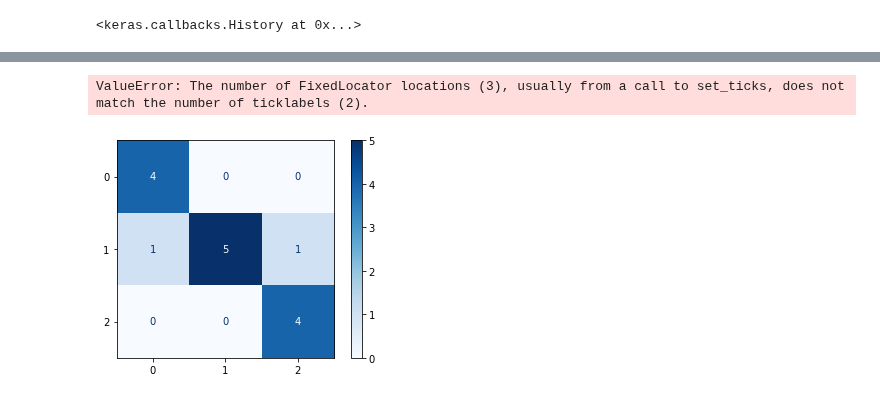
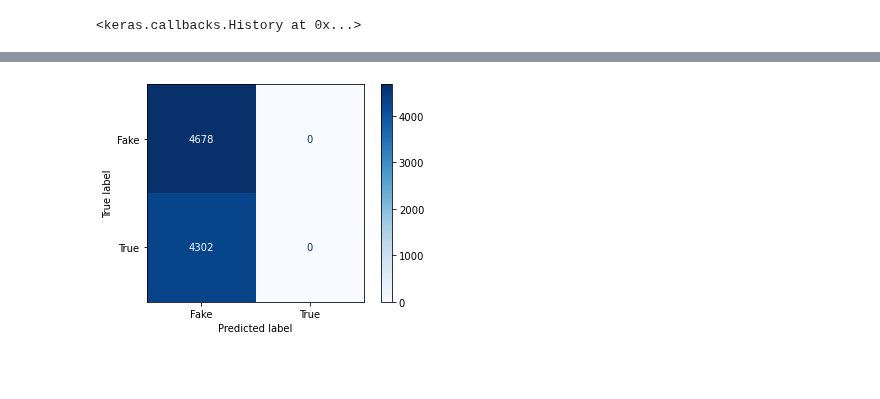
Before and after one commit to rainbowjoy1/MachineLearningClass, a Jupyter notebook: QB for Mandatory Assignment 2.ipynb, the cells around one changed output, grey strips where cells are left out. Cells and saved outputs as stored; diff of their text form; code cells hidden in the pictures; blank space fills up the shorter version.

```diff
--- a/QB for Mandatory Assignment 2.ipynb
+++ b/QB for Mandatory Assignment 2.ipynb
@@ -146,7 +146,7 @@ from tensorflow import keras
 from tensorflow.keras.preprocessing.text import Tokenizer
 
 tokenizer = Tokenizer(num_words = most_common_size, oov_token = unrecognized_words) #specify 10,000 most frequent words
-tokenizer.fit_on_texts(df) #method that goes through text, creating dictionary
+tokens = tokenizer.fit_on_texts(df["clean_articles"]) #method that goes through text, creating dictionary
 # %%
 from sklearn.model_selection import train_test_split
 
@@ -189,7 +203,7 @@ this layer allows for an output shape of 1 indicating a T/F statement for answer
 # %%
 dim = 50
 bd_out = 64
-bd_out2 = 64
+bd_out2 = 16
 
 model_lstm = tf.keras.Sequential([
     tf.keras.layers.Embedding(most_common_size, dim),
@@ -197,8 +211,8 @@ model_lstm = tf.keras.Sequential([
     tf.keras.layers.Dropout(0.5),
     tf.keras.layers.Bidirectional(tf.keras.layers.LSTM(bd_out2)),
     tf.keras.layers.Dropout(0.5),
+    tf.keras.layers.Dense(64, activation="relu"),
     tf.keras.layers.Dense(1, activation='sigmoid'),
-    tf.keras.layers.Dense(64, activation="relu"),
     tf.keras.layers.Dense(1)
 ])
 
@@ -299,22 +297,22 @@ weighted avg       0.27      0.52      0.36      8980
+# %%
+predictions = model_lstm.predict(X_test)
 # %%
 #This could work but it needs work. Ugh
 
 from sklearn.metrics import ConfusionMatrixDisplay
 from sklearn.metrics import confusion_matrix
 
-y_pred = np.array(
-y_tst = np.array(
+y_predic = np.argmax(predictions, axis=1)
 labels = ["Fake", "True"]
 
-cm = confusion_matrix(y_tst, y_pred)
+cm = confusion_matrix(y_test, y_predic)
 
 disp = ConfusionMatrixDisplay(confusion_matrix=cm, display_labels=labels)
 
 disp.plot(cmap=plt.cm.Blues)
 plt.show()
 # %% [output]
-ValueError: The number of FixedLocator locations (3), usually from a call to set_ticks, does not match the number of ticklabels (2).
-[figure, old version]
+[figure, new version]
 # %%
 results = model_lstm.evaluate(X_test, y_test, batch_size=128)
 print("test loss, test accuracy:", results)
```
Also changed, not shown: parts of 8 cells of this notebook.
